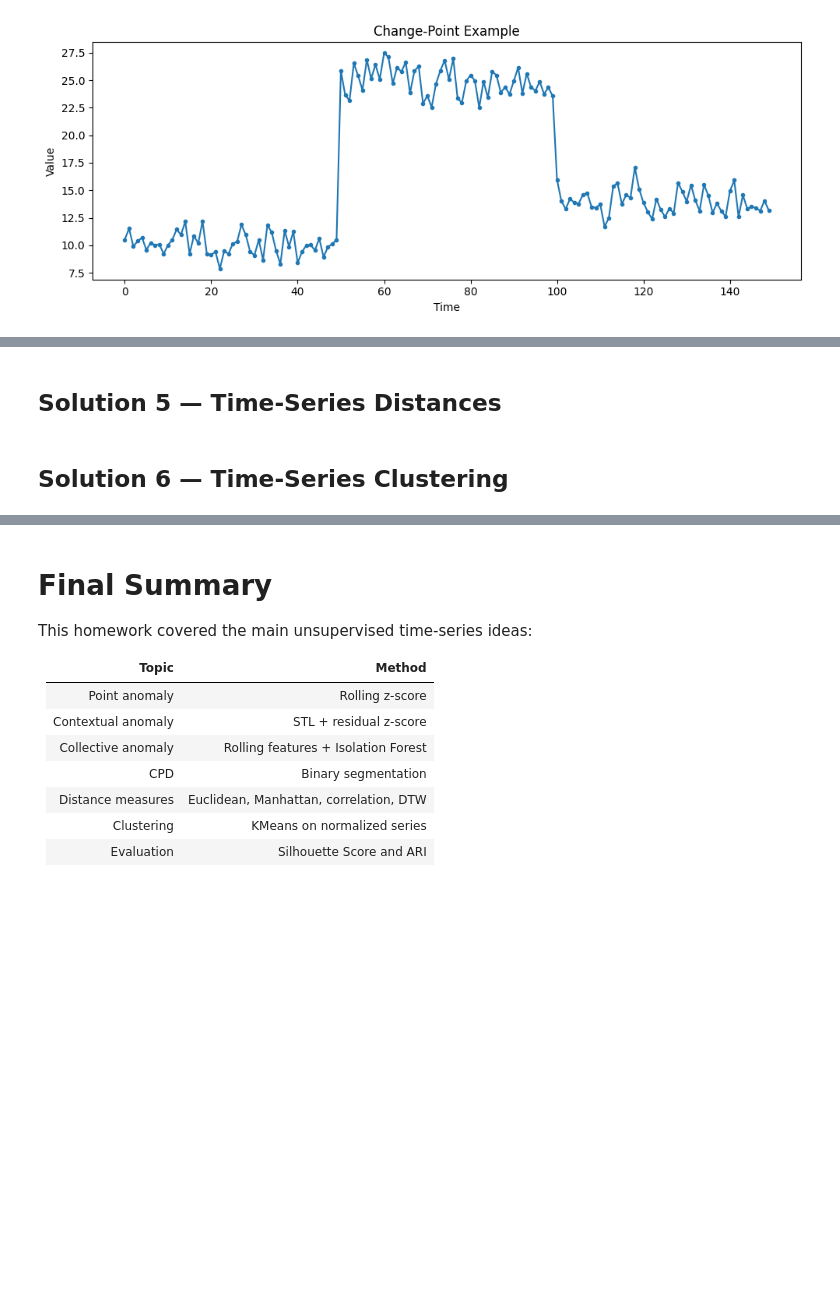
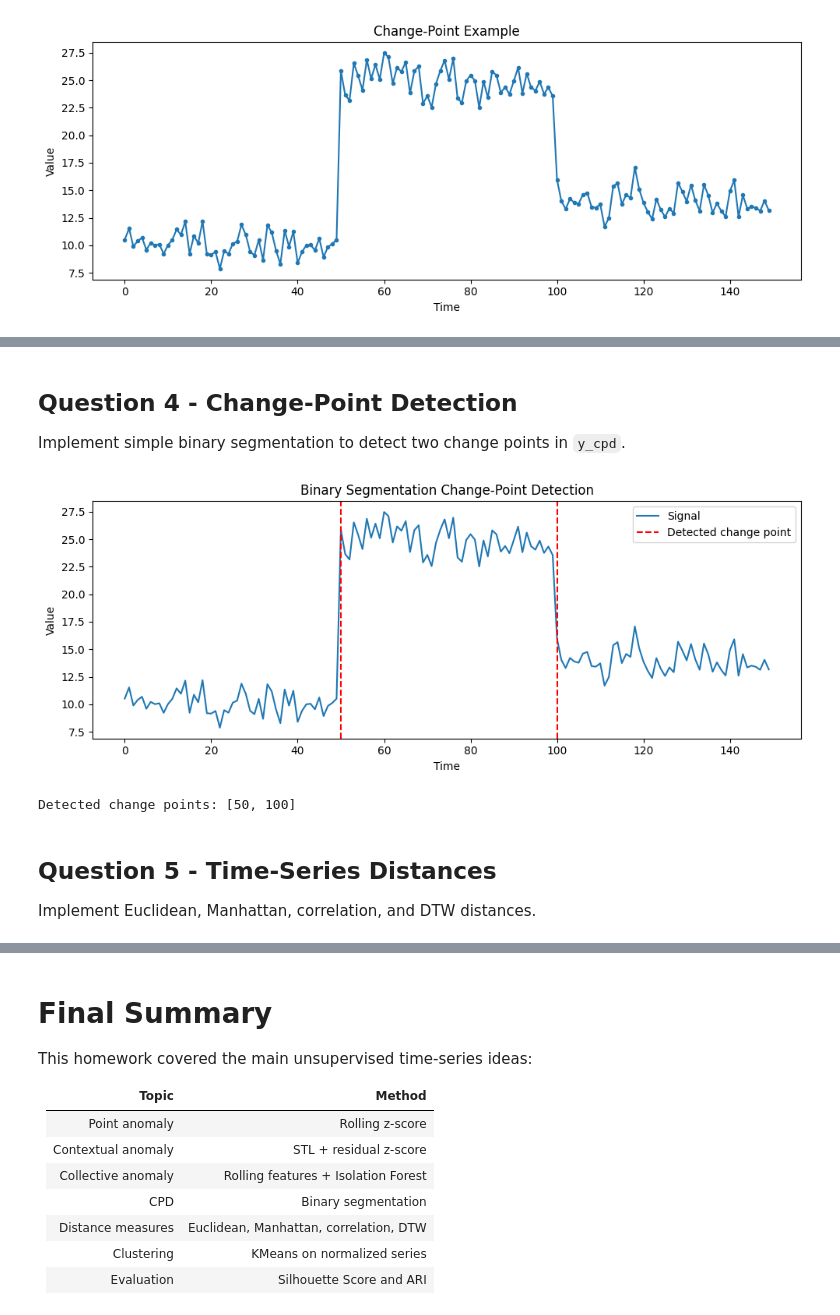
Before and after one commit to yoav-ayalon/course-Time-Series, a Jupyter notebook: HW3/unsupervised_time_series_homework.ipynb, the cells around one changed output, grey strips where cells are left out. Saved outputs shown, nothing was run; the diff lists cells and outputs as text; code cells hidden in the pictures; blank space fills up the shorter version.

```diff
--- a/HW3/unsupervised_time_series_homework.ipynb
+++ b/HW3/unsupervised_time_series_homework.ipynb
@@ -100,4 +302,71 @@ Generate three groups of time-series, cluster them with KMeans, and evaluate wit
+# %% [markdown]
+## Question 4 - Change-Point Detection
+Implement simple binary segmentation to detect two change points in `y_cpd`.
+# %%
+def segment_cost(segment):
+    # Sum of squared errors from the segment mean
+    return np.sum((segment - np.mean(segment)) ** 2)
+
+
+def find_best_split(y, start, end, min_size=10):
+    # Find the split that gives the largest reduction in error
+    original_cost = segment_cost(y[start:end])
+    best_split = None
+    best_gain = 0
+
+    for split in range(start + min_size, end - min_size + 1):
+        left_cost = segment_cost(y[start:split])
+        right_cost = segment_cost(y[split:end])
+        gain = original_cost - left_cost - right_cost
+
+        if gain > best_gain:
+            best_gain = gain
+            best_split = split
+
+    return best_split, best_gain
+
+
+def binary_segmentation(y, n_change_points=2, min_size=8):
+    segments = [(0, len(y))]
+    change_points = []
+
+    for _ in range(n_change_points):
+        candidates = []
+
+        for start, end in segments:
+            split, gain = find_best_split(y, start, end, min_size)
+            if split is not None:
+                candidates.append((gain, split, start, end))
+
+        if not candidates:
+            break
+
+        gain, split, start, end = max(candidates)
+        segments.remove((start, end))
+        segments.extend([(start, split), (split, end)])
+        change_points.append(split)
+
+    return sorted(change_points)
+
+
+detected_cps = binary_segmentation(y_cpd, n_change_points=2)
+
+plt.figure(figsize=(10, 4))
+plt.plot(y_cpd, label="Signal")
+for i, cp in enumerate(detected_cps):
+    plt.axvline(cp, color="red", linestyle="--",
+                label="Detected change point" if i == 0 else None)
+plt.title("Binary Segmentation Change-Point Detection")
+plt.xlabel("Time")
+plt.ylabel("Value")
+plt.legend()
+plt.tight_layout()
+plt.show()
+
+print("Detected change points:", detected_cps)
+# %% [output]
+[figure, added]
+Detected change points: [50, 100]
 # %% [markdown]
-## Solution 5 — Time-Series Distances
+## Question 5 - Time-Series Distances
+Implement Euclidean, Manhattan, correlation, and DTW distances.
-# %% [markdown]
-## Solution 6 — Time-Series Clustering
```
Also changed, not shown: parts of 15 cells of this notebook, 3 other files.
